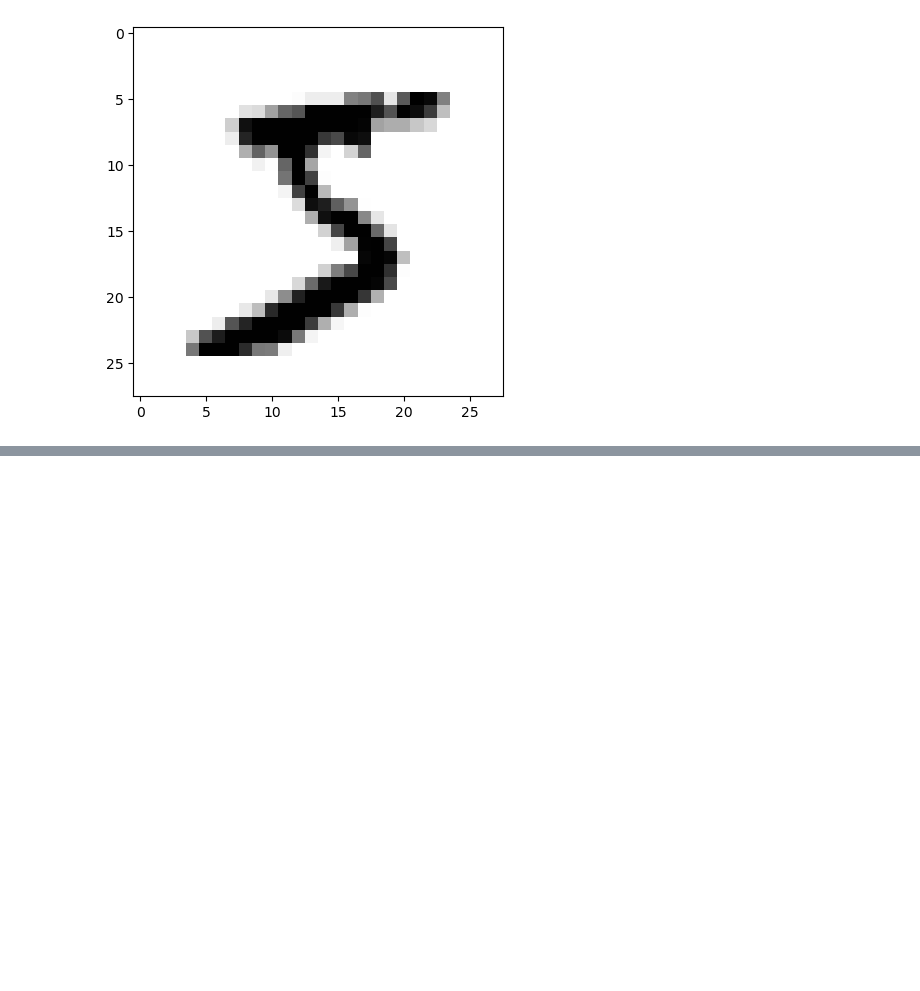
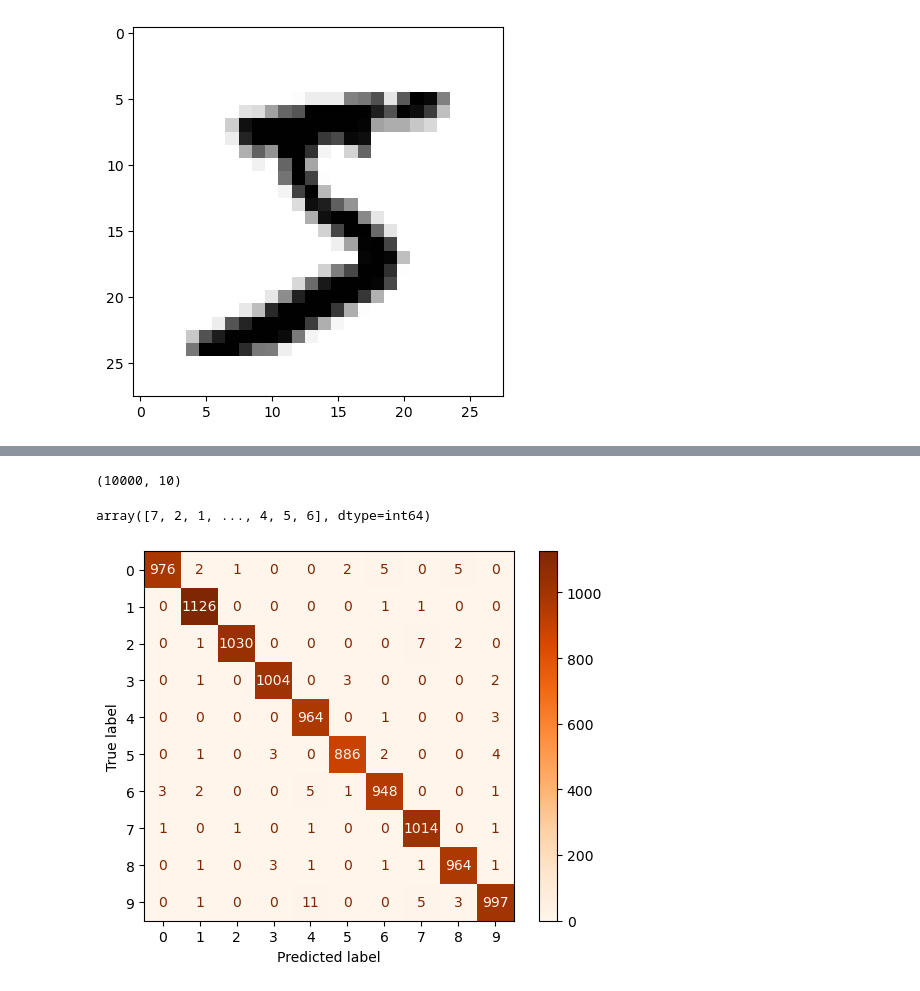
Before and after one commit to israelcampos011/TensorFlow, a Jupyter notebook: MNIST.ipynb, the cells around one changed output, grey strips where cells are left out. Saved outputs shown, nothing was run; the diff lists cells and outputs as text; code cells hidden in the pictures; blank space fills up the shorter version.

```diff
--- a/MNIST.ipynb
+++ b/MNIST.ipynb
@@ -71,5 +64,5 @@ mod.compile(optimizer='rmsprop',
               loss='sparse_categorical_crossentropy',
               metrics=['accuracy'])
 # %%
-mod.fit(x_train, y_train, epochs=6)
+mod.fit(x_train, y_train, epochs=28)
 # %% [output]
@@ -93,0 +105,10 @@ mod.evaluate(x_test,  y_test, verbose=2)
+# %%
+pred_test = mod(x_test[:]).numpy()
+pred_test.shape
+# %% [output]
+(10000, 10)
+# %%
+y_predc = np.argmax(pred_test, axis=1)
+y_predc
+# %% [output]
+array([7, 2, 1, ..., 4, 5, 6], dtype=int64)
@@ -93,0 +117,8 @@ mod.evaluate(x_test,  y_test, verbose=2)
+# %%
+mat_conf = confusion_matrix(y_test, y_predc)
+# %%
+mat = ConfusionMatrixDisplay(confusion_matrix=mat_conf, display_labels=np.arange(10))
+disp.plot(cmap=plt.cm.Oranges)
+plt.savefig('conf')
+# %% [output]
+[figure, added]
```
Also changed, not shown: parts of 8 cells of this notebook.
